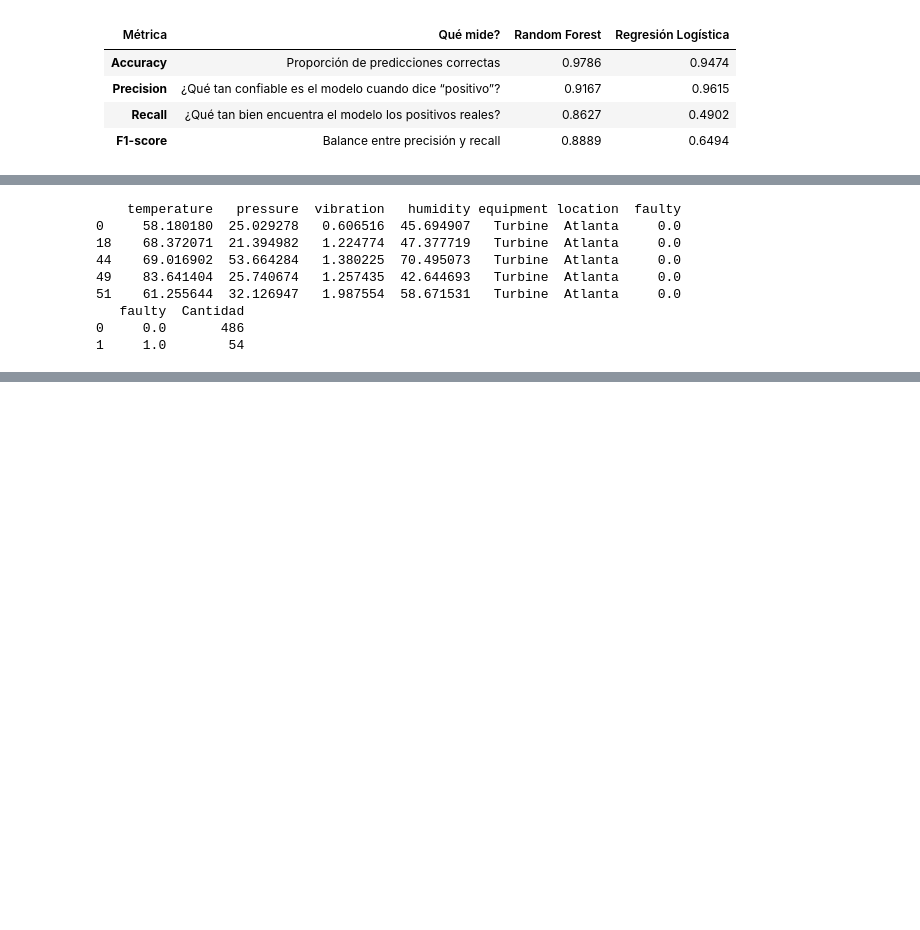
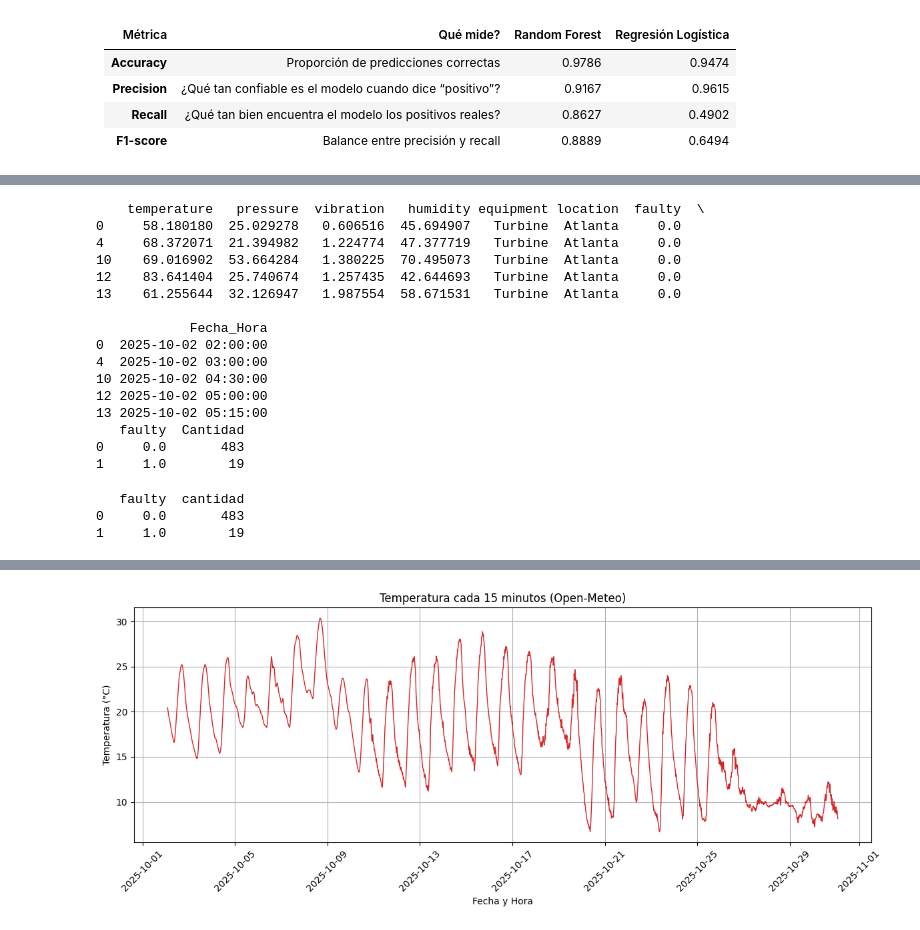
Before and after one commit to VictoriaP1997/ds2coderhouse, a Jupyter notebook: ProyectoFinalDS2VictoriaPalma.ipynb, the cells around one changed output, grey strips where cells are left out. Drawn from its saved outputs; the diff is of its cells as text; code cells hidden in the pictures; blank space fills up the shorter version.

```diff
--- a/ProyectoFinalDS2VictoriaPalma.ipynb
+++ b/ProyectoFinalDS2VictoriaPalma.ipynb
@@ -376,21 +386,35 @@ print(df_turbina2.head())
 # %%
-df_turbina_atlanta = df[(df['equipment'] == 'Turbine') & (df['location'] == 'Atlanta')]
+df_turbina_atlanta = sin_outliers[(sin_outliers['equipment'] == 'Turbine') & (sin_outliers['location'] == 'Atlanta')]
 print(df_turbina_atlanta .head())
 
 conteo_dfturbina_atlanta = df_turbina_atlanta.groupby('faulty').size().reset_index(name='Cantidad')
 print(conteo_dfturbina_atlanta)
 # %% [output]
-    temperature   pressure  vibration   humidity equipment location  faulty
+    temperature   pressure  vibration   humidity equipment location  faulty  \
 0     58.180180  25.029278   0.606516  45.694907   Turbine  Atlanta     0.0
-18    68.372071  21.394982   1.224774  47.377719   Turbine  Atlanta     0.0
-44    69.016902  53.664284   1.380225  70.495073   Turbine  Atlanta     0.0
-49    83.641404  25.740674   1.257435  42.644693   Turbine  Atlanta     0.0
-51    61.255644  32.126947   1.987554  58.671531   Turbine  Atlanta     0.0
+4     68.372071  21.394982   1.224774  47.377719   Turbine  Atlanta     0.0
+10    69.016902  53.664284   1.380225  70.495073   Turbine  Atlanta     0.0
+12    83.641404  25.740674   1.257435  42.644693   Turbine  Atlanta     0.0
+13    61.255644  32.126947   1.987554  58.671531   Turbine  Atlanta     0.0
+
+            Fecha_Hora
+0  2025-10-02 02:00:00
+4  2025-10-02 03:00:00
+10 2025-10-02 04:30:00
+12 2025-10-02 05:00:00
+13 2025-10-02 05:15:00
    faulty  Cantidad
-0     0.0       486
-1     1.0        54
+0     0.0       483
+1     1.0        19
+# %%
+print(df_turbina_atlanta.groupby('faulty').size().reset_index(name='cantidad'))
+# %% [output]
+   faulty  cantidad
+0     0.0       483
+1     1.0        19
 # %%
 import openmeteo_requests
+import matplotlib.pyplot as plt
 import pandas as pd
 from datetime import datetime, timedelta
 
@@ -402,9 +426,9 @@ url = "https://api.open-meteo.com/v1/forecast"
 params = {
     "latitude": 33.7490,
     "longitude": -84.3880,
-    "hourly": ["temperature_2m"],
-    "start_date": "2025-09-01",
-    "end_date": "2025-09-30",
+    "minutely_15": ["temperature_2m"],
+    "start_date": "2025-10-02",
+    "end_date": "2025-10-30",
     "timezone": "America/New_York"
 }
 
@@ -412,26 +436,38 @@ params = {
 responses = openmeteo.weather_api(url, params=params)
 response = responses[0]
 
-# Extraer datos horarios correctamente
-hourly = response.Hourly()
+# Extraer datos cada 15 minutos
+minutely = response.Minutely15()
 
-# Extraer valores de temperatura
-temperaturas = hourly.Variables(0).ValuesAsNumpy()
+# Valores de temperatura
+temperaturas = minutely.Variables(0).ValuesAsNumpy()
 
-# Generar las fechas y horas
-start_time = datetime.fromtimestamp(response.Hourly().Time(), tz=None)
-interval = hourly.Interval()  # generalmente 3600 segundos (1 hora)
-fechas = [start_time + timedelta(seconds=i * interval) for i in range(len(temperaturas))]
+# Tiempo inicial
+start_time = datetime.fromtimestamp(minutely.Time())
+
+# Intervalo (900 segundos = 15 min)
+interval = minutely.Interval()
+
+# Generar fechas
+fechas = [start_time + timedelta(seconds=i * interval)
+          for i in range(len(temperaturas))]
 
 # Crear DataFrame
 df_temp = pd.DataFrame({
     "Fecha_Hora": fechas,
-    "Temperatura_2m": temperaturas
+    "Temperatura_API": temperaturas
 })
 
-print(df_temp.head())
-print(f"\nTotal de registros: {len(df_temp)}")
+# Gráfico
+plt.figure(figsize=(12, 5))
+plt.plot(df_temp["Fecha_Hora"], df_temp["Temperatura_API"],
+         color="tab:red", linewidth=1)
 
-# (Opcional) Guardar CSV
-# df_temp.to_csv("temperaturas_atlanta_sep2026.csv", index=False)
+plt.xlabel("Fecha y Hora")
+plt.ylabel("Temperatura (°C)")
+plt.title("Temperatura cada 15 minutos (Open-Meteo)")
+plt.grid(True)
+plt.xticks(rotation=45)
+plt.tight_layout()
+plt.show()
 # %% [output]
@@ -445,0 +474 @@ Total de registros: 720
+[figure, added]
```
Also changed, not shown: parts of 20 cells of this notebook.
